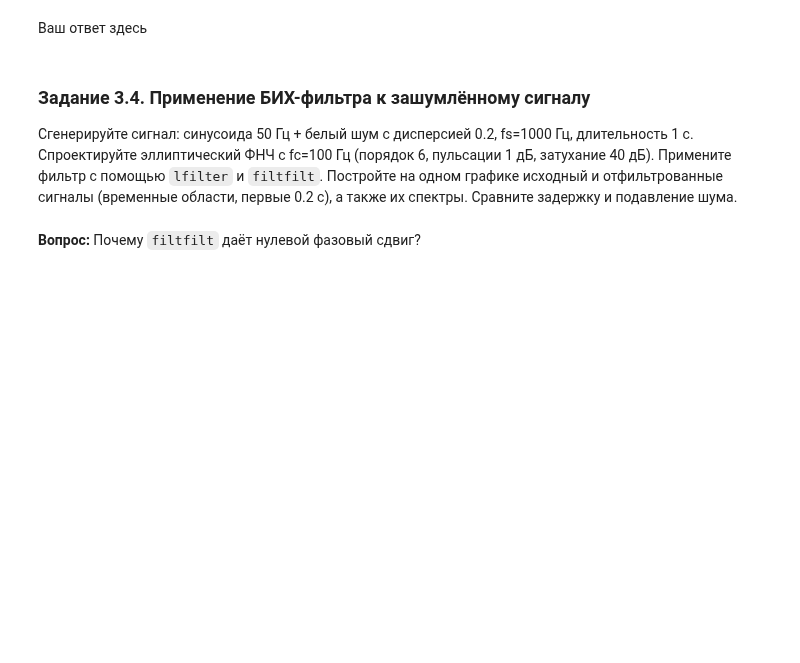
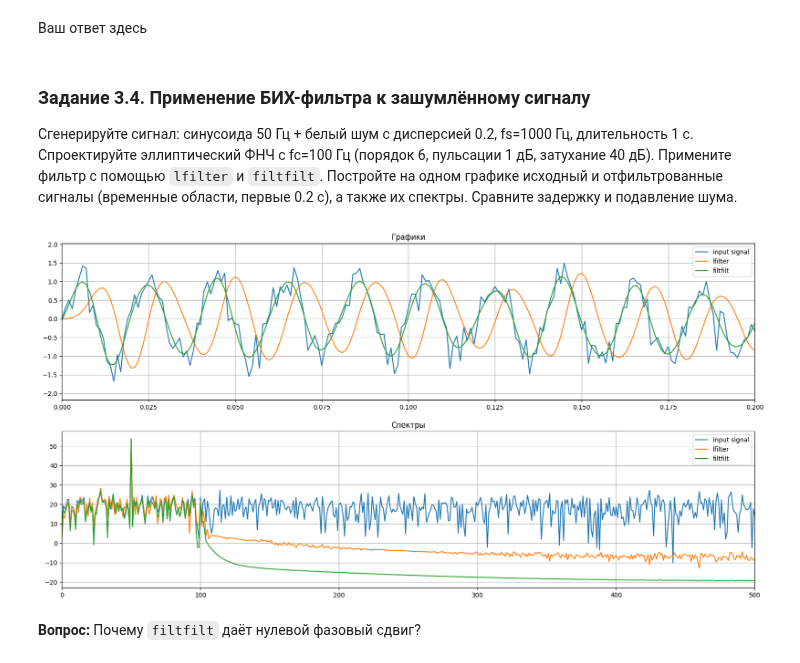
Before and after one commit to Korobokkk/YADRO-2026_dsp-seminars, a Jupyter notebook: seminars/6.ipynb, the cells around one changed output. Saved outputs shown, nothing was run; the diff lists cells and outputs as text; code cells hidden in the pictures; blank space fills up the shorter version.

```diff
--- a/seminars/6.ipynb
+++ b/seminars/6.ipynb
@@ -456,3 +454,50 @@ plt.show()
+# %%
+t = np.arange(0,1,1/1000)
+sin50=np.sin(2*np.pi* 50 *t)
+white = np.random.normal(loc=0, scale=np.sqrt(0.1), size=1000)
+result_signal=sin50+white
+
+Wn=100
+N=6
+rp=1
+rs=40
+
+h = scipy.signal.ellip(N, rp, rs, Wn, btype='low', output='ba',fs=1000)
+result_s1 = scipy.signal.lfilter(*h, result_signal)
+result_s2 = scipy.signal.filtfilt(*h, result_signal)
+
+
+X=scipy.fft.rfft(result_signal)
+X1=scipy.fft.rfft(result_s1)
+X2=scipy.fft.rfft(result_s2)
+
+X_db = 20*np.log10(np.abs(X) + 1e-12)
+X1_db = 20*np.log10(np.abs(X1) + 1e-12)
+X2_db = 20*np.log10(np.abs(X2) + 1e-12)
+
+freq = scipy.fft.rfftfreq(len(result_signal), 1/1000)
+
+plt.figure(figsize=(20,10))
+plt.subplot(2,1,1)
+plt.title('Графики')
+plt.plot(t, result_signal, label='input signal')
+plt.plot(t, result_s1, label='lfilter')
+plt.plot(t, result_s2, label='filtfilt')
+plt.xlim(0, 0.2)
+plt.legend()
+plt.grid(True)
+plt.subplot(2,1,2)
+plt.title('Спектры')
+plt.plot(freq, X_db, label='input signal')
+plt.plot(freq, X1_db, label='lfilter')
+plt.plot(freq, X2_db, label='filtfilt')
+plt.xlim(0,500)
+plt.grid(True)
+plt.legend()
+
+plt.show()
+# %% [output]
+[figure, added]
 # %% [markdown]
 **Вопрос:** Почему `filtfilt` даёт нулевой фазовый сдвиг?
 # %% [markdown]
```
Also changed, not shown: parts of 4 cells of this notebook.
